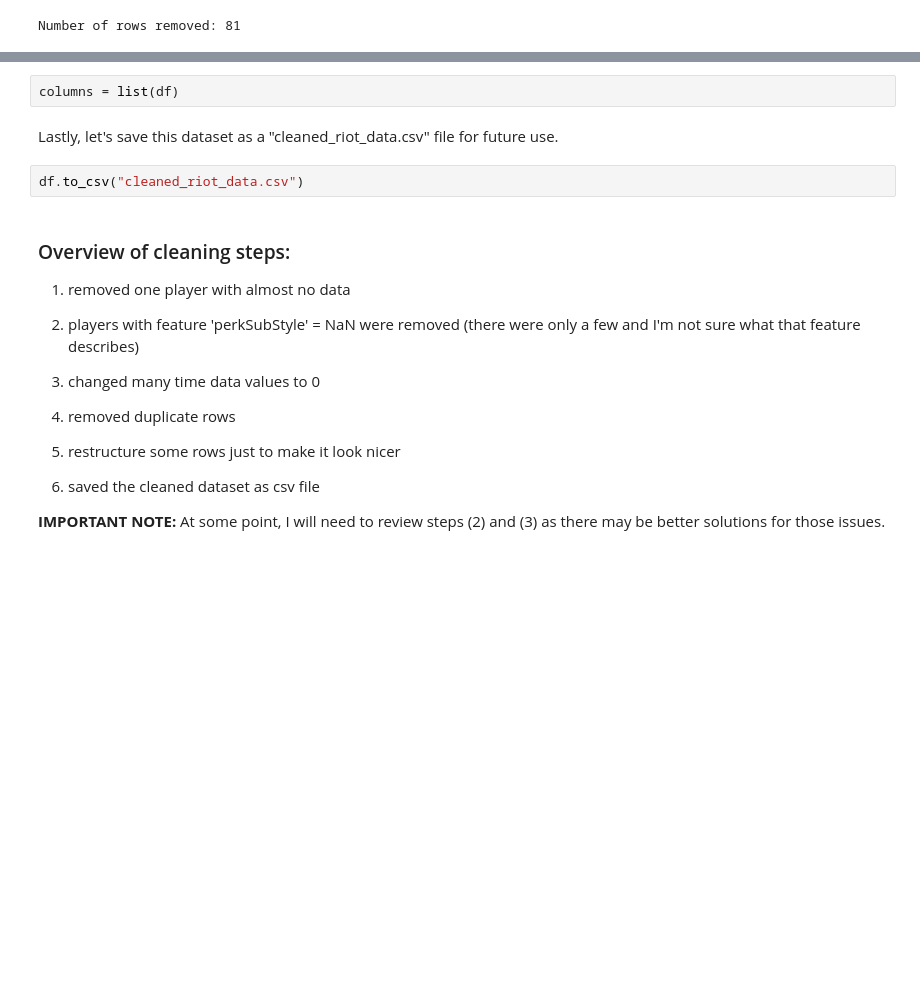
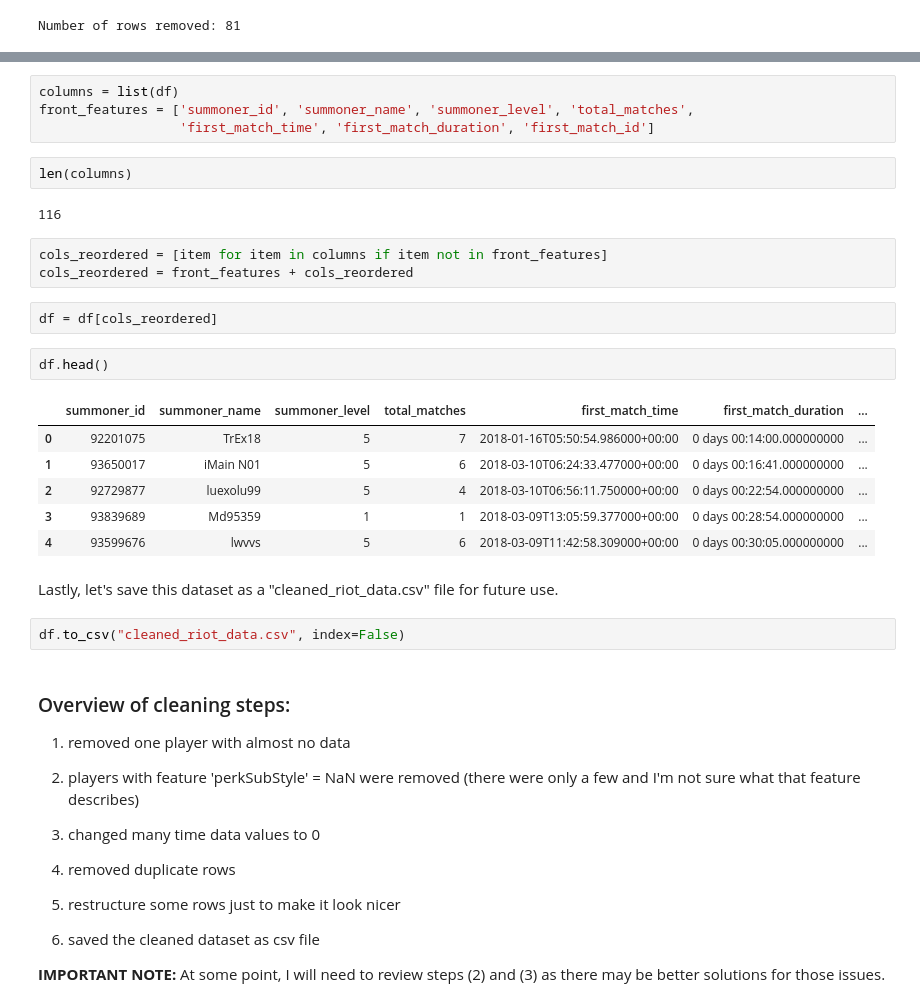
Before and after one commit to dskarbrevik/League-of-Legends-Churn-Prediction, a Jupyter notebook: Riot Churn Predictor [Part 2 - Data Cleaning and Modeling].ipynb, the cells around one changed output, grey strips where cells are left out. Saved outputs shown, nothing was run; the diff lists cells and outputs as text; blank space fills up the shorter version.

```diff
--- a/Riot Churn Predictor [Part 2 - Data Cleaning and Modeling].ipynb
+++ b/Riot Churn Predictor [Part 2 - Data Cleaning and Modeling].ipynb
@@ -312,9 +313,29 @@ Now let's rearrange some of the features that tell us about a player but won't b
-# %%
-columns = list(df)
+# %%
+columns = list(df)
+front_features = ['summoner_id', 'summoner_name', 'summoner_level', 'total_matches',
+                  'first_match_time', 'first_match_duration', 'first_match_id']
+# %%
+len(columns)
+# %% [output]
+116
+# %%
+cols_reordered = [item for item in columns if item not in front_features]
+cols_reordered = front_features + cols_reordered
+# %%
+df = df[cols_reordered]
+# %%
+df.head()
+# %% [output]
+|  | summoner_id | summoner_name | summoner_level | total_matches | first_match_time | first_match_duration | ... |
+| 0 | 92201075 | TrEx18 | 5 | 7 | 2018-01-16T05:50:54.986000+00:00 | 0 days 00:14:00.000000000 | ... |
+| 1 | 93650017 | iMain N01 | 5 | 6 | 2018-03-10T06:24:33.477000+00:00 | 0 days 00:16:41.000000000 | ... |
+| 2 | 92729877 | luexolu99 | 5 | 4 | 2018-03-10T06:56:11.750000+00:00 | 0 days 00:22:54.000000000 | ... |
+| 3 | 93839689 | Md95359 | 1 | 1 | 2018-03-09T13:05:59.377000+00:00 | 0 days 00:28:54.000000000 | ... |
+| 4 | 93599676 | lwvvs | 5 | 6 | 2018-03-09T11:42:58.309000+00:00 | 0 days 00:30:05.000000000 | ... |
 # %% [markdown]
 Lastly, let's save this dataset as a "cleaned_riot_data.csv" file for future use.
 # %%
-df.to_csv("cleaned_riot_data.csv")
+df.to_csv("cleaned_riot_data.csv", index=False)
 # %% [markdown]
 ### Overview of cleaning steps:
 
```
Also changed, not shown: parts of 79 cells of this notebook, 1 other file.
